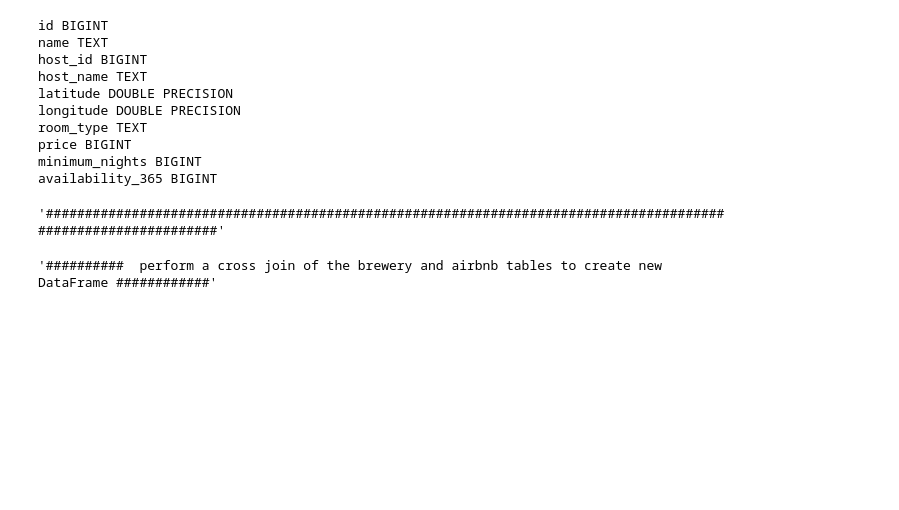
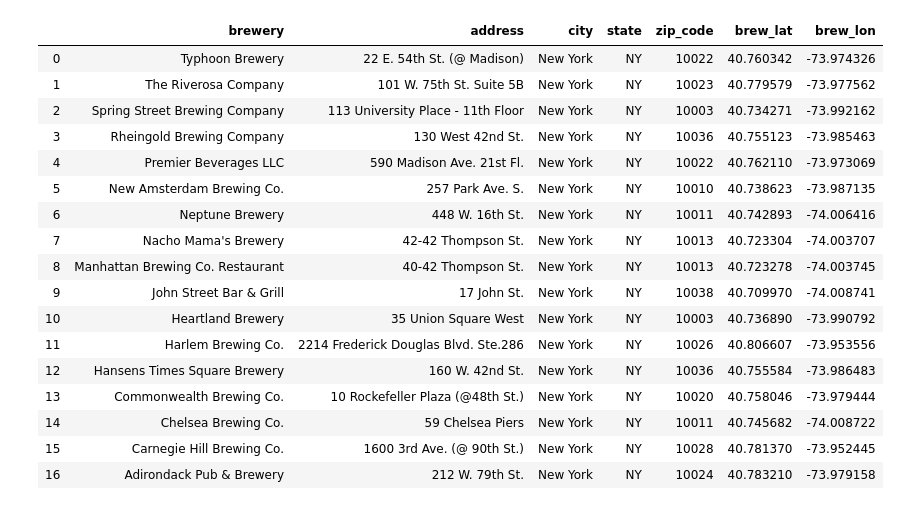
Before and after one commit to Kenneth-Edwards/ETL-Project_Brewery-Tour, a Jupyter notebook: ETL_PROJECT_Jupyter_geocoding.ipynb, the cells around one changed output. Drawn from its saved outputs; the diff is of its cells as text; code cells hidden in the pictures; blank space fills up the shorter version.

```diff
--- a/ETL_PROJECT_Jupyter_geocoding.ipynb
+++ b/ETL_PROJECT_Jupyter_geocoding.ipynb
@@ -172,15 +45,0 @@ LONGITUDE DOUBLE PRECISION
-# %%
-columns = inspector.get_columns('ny_abnb')
-for c in columns:
-    print(c['name'], c["type"])
-# %% [output]
-id BIGINT
-name TEXT
-host_id BIGINT
-host_name TEXT
-latitude DOUBLE PRECISION
-longitude DOUBLE PRECISION
-room_type TEXT
-price BIGINT
-minimum_nights BIGINT
-availability_365 BIGINT
@@ -199,8 +45,0 @@ availability_365 BIGINT
-# %%
-'''##############################################################################################################'''
-# %% [output]
-'##############################################################################################################'
-# %%
-'''##########  perform a cross join of the brewery and airbnb tables to create new DataFrame ############'''
-# %% [output]
-'##########  perform a cross join of the brewery and airbnb tables to create new DataFrame ############'
@@ -206,0 +58,23 @@ availability_365 BIGINT
+# %%
+# Assign better column headers
+newbrew_df5.columns = ['brewery','address','city','state','zip_code','brew_lat', 'brew_lon']
+newbrew_df5
+# %% [output]
+|  | brewery | address | city | state | zip_code | brew_lat | brew_lon |
+| 0 | Typhoon Brewery | 22 E. 54th St. (@ Madison) | New York | NY | 10022 | 40.760342 | -73.974326 |
+| 1 | The Riverosa Company | 101 W. 75th St. Suite 5B | New York | NY | 10023 | 40.779579 | -73.977562 |
+| 2 | Spring Street Brewing Company | 113 University Place - 11th Floor | New York | NY | 10003 | 40.734271 | -73.992162 |
+| 3 | Rheingold Brewing Company | 130 West 42nd St. | New York | NY | 10036 | 40.755123 | -73.985463 |
+| 4 | Premier Beverages LLC | 590 Madison Ave. 21st Fl. | New York | NY | 10022 | 40.762110 | -73.973069 |
+| 5 | New Amsterdam Brewing Co. | 257 Park Ave. S. | New York | NY | 10010 | 40.738623 | -73.987135 |
+| 6 | Neptune Brewery | 448 W. 16th St. | New York | NY | 10011 | 40.742893 | -74.006416 |
+| 7 | Nacho Mama's Brewery | 42-42 Thompson St. | New York | NY | 10013 | 40.723304 | -74.003707 |
+| 8 | Manhattan Brewing Co. Restaurant | 40-42 Thompson St. | New York | NY | 10013 | 40.723278 | -74.003745 |
+| 9 | John Street Bar & Grill | 17 John St. | New York | NY | 10038 | 40.709970 | -74.008741 |
+| 10 | Heartland Brewery | 35 Union Square West | New York | NY | 10003 | 40.736890 | -73.990792 |
+| 11 | Harlem Brewing Co. | 2214 Frederick Douglas Blvd. Ste.286 | New York | NY | 10026 | 40.806607 | -73.953556 |
+| 12 | Hansens Times Square Brewery | 160 W. 42nd St. | New York | NY | 10036 | 40.755584 | -73.986483 |
+| 13 | Commonwealth Brewing Co. | 10 Rockefeller Plaza (@48th St.) | New York | NY | 10020 | 40.758046 | -73.979444 |
+| 14 | Chelsea Brewing Co. | 59 Chelsea Piers | New York | NY | 10011 | 40.745682 | -74.008722 |
+| 15 | Carnegie Hill Brewing Co. | 1600 3rd Ave. (@ 90th St.) | New York | NY | 10028 | 40.781370 | -73.952445 |
+| 16 | Adirondack Pub & Brewery | 212 W. 79th St. | New York | NY | 10024 | 40.783210 | -73.979158 |
```
Also changed, not shown: parts of 70 cells of this notebook, 2 other files.
